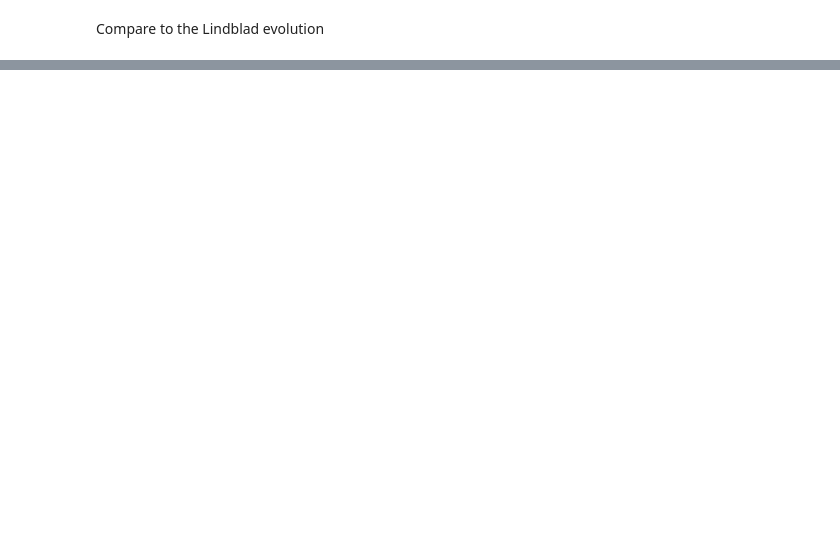
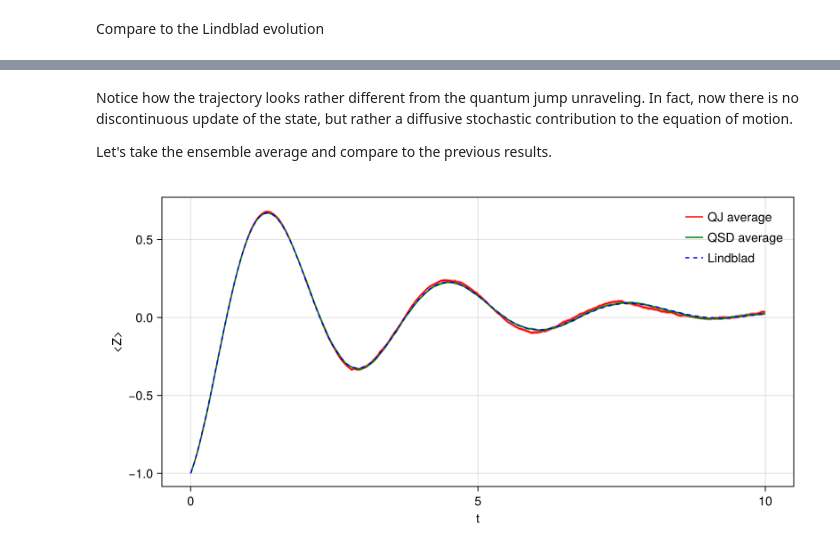
Before and after one commit to ltpn/tp4-exercises, a Jupyter notebook: julia/ex03_quantum_trajectories.ipynb, the cells around one changed output, grey strips where cells are left out. Saved outputs shown, nothing was run; the diff lists cells and outputs as text; code cells hidden in the pictures; blank space fills up the shorter version.

```diff
--- a/julia/ex03_quantum_trajectories.ipynb
+++ b/julia/ex03_quantum_trajectories.ipynb
@@ -147,0 +203,34 @@ LoadError: ArgumentError: Package QuantumToolbox not found in current path.
+# %% [markdown]
+Notice how the trajectory looks rather different from the quantum jump unraveling. In fact, now there is no discontinuous update of the state, but rather a diffusive stochastic contribution to the equation of motion.
+
+Let's take the ensemble average and compare to the previous results.
+# %%
+Z_qsd = zeros(ntsteps)
+Z2_qsd = zeros(ntsteps)
+
+for ss in 1:sample
+    Z_traj = quantum_state_diffusion(H, L, gamma, dt, ntsteps, psi0)
+    Z_qsd .+= Z_traj ./ sample
+    Z2_qsd .+= (Z_traj .^ 2) ./ sample
+end
+
+sigma_Z_qsd = sqrt.(Z2_qsd .- Z_qsd.^2 .+ 1e-10) ./ sqrt(sample)
+
+fig = Figure(size = (800, 400))
+ax = Axis(fig[1, 1],
+    xlabel = "t",
+    ylabel = "<Z>",
+    xgridvisible = true,
+    ygridvisible = true
+)
+
+band!(ax, t, Z_qj .- sigma_Z_qj, Z_qj .+ sigma_Z_qj, color = (:red, 0.5))
+lines!(ax, t, Z_qj, color = :red, label = "QJ average")
+band!(ax, t, Z_qsd .- sigma_Z_qsd, Z_qsd .+ sigma_Z_qsd, color = (:green, 0.5))
+lines!(ax, t, Z_qsd, color = :green, label = "QSD average")
+lines!(ax, t, Z_lind, color = :blue, linestyle = :dash, label = "Lindblad")
+axislegend(ax, framevisible = false)
+
+fig
+# %% [output]
+[figure, added]
```
Also changed, not shown: parts of 15 cells of this notebook.
